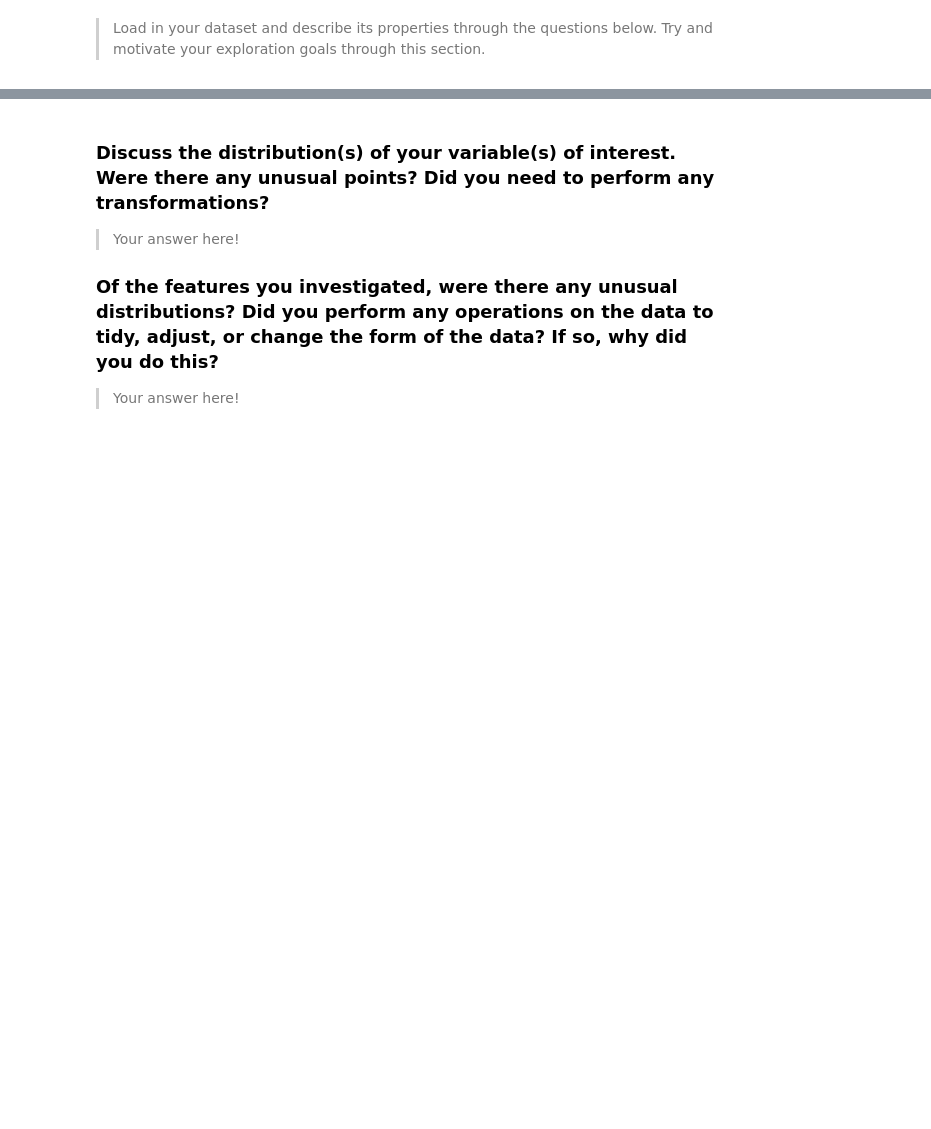
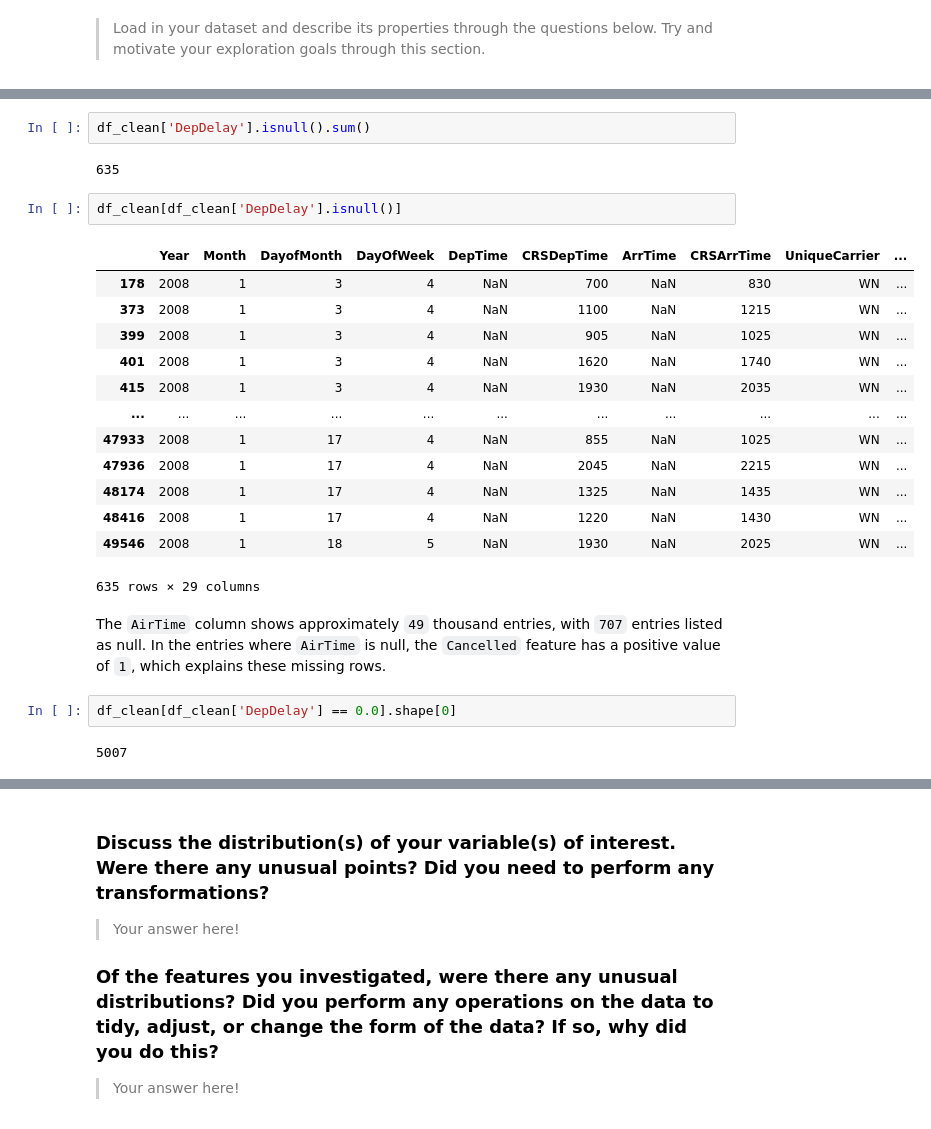
Before and after one commit to blue-santa/udacity-data-analytics, a Jupyter notebook: 05-Project/02-project/exploration_template.ipynb, the cells around one changed output, grey strips where cells are left out. Saved outputs shown, nothing was run; the diff lists cells and outputs as text; blank space fills up the shorter version.

```diff
--- a/05-Project/02-project/exploration_template.ipynb
+++ b/05-Project/02-project/exploration_template.ipynb
@@ -78,0 +241,26 @@ you plan on investigating next.
+# %%
+df_clean['DepDelay'].isnull().sum()
+# %% [output]
+635
+# %%
+df_clean[df_clean['DepDelay'].isnull()]
+# %% [output]
+|  | Year | Month | DayofMonth | DayOfWeek | DepTime | CRSDepTime | ArrTime | CRSArrTime | UniqueCarrier | ... |
+| 178 | 2008 | 1 | 3 | 4 | NaN | 700 | NaN | 830 | WN | ... |
+| 373 | 2008 | 1 | 3 | 4 | NaN | 1100 | NaN | 1215 | WN | ... |
+| 399 | 2008 | 1 | 3 | 4 | NaN | 905 | NaN | 1025 | WN | ... |
+| 401 | 2008 | 1 | 3 | 4 | NaN | 1620 | NaN | 1740 | WN | ... |
+| 415 | 2008 | 1 | 3 | 4 | NaN | 1930 | NaN | 2035 | WN | ... |
+| ... | ... | ... | ... | ... | ... | ... | ... | ... | ... | ... |
+| 47933 | 2008 | 1 | 17 | 4 | NaN | 855 | NaN | 1025 | WN | ... |
+| 47936 | 2008 | 1 | 17 | 4 | NaN | 2045 | NaN | 2215 | WN | ... |
+| 48174 | 2008 | 1 | 17 | 4 | NaN | 1325 | NaN | 1435 | WN | ... |
+| 48416 | 2008 | 1 | 17 | 4 | NaN | 1220 | NaN | 1430 | WN | ... |
+| 49546 | 2008 | 1 | 18 | 5 | NaN | 1930 | NaN | 2025 | WN | ... |
+635 rows × 29 columns
+# %% [markdown]
+The `AirTime` column shows approximately `49` thousand entries, with `707` entries listed as null. In the entries where `AirTime` is null, the `Cancelled` feature has a positive value of `1`, which explains these missing rows.
+# %%
+df_clean[df_clean['DepDelay'] == 0.0].shape[0]
+# %% [output]
+5007
```
Also changed, not shown: parts of 30 cells of this notebook.
